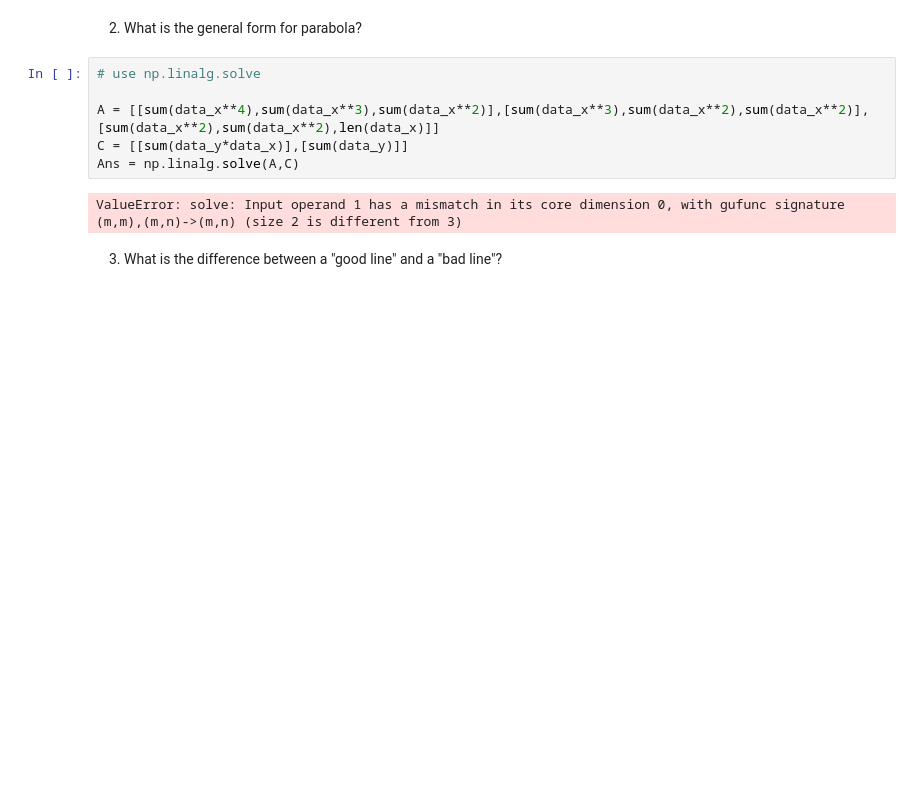
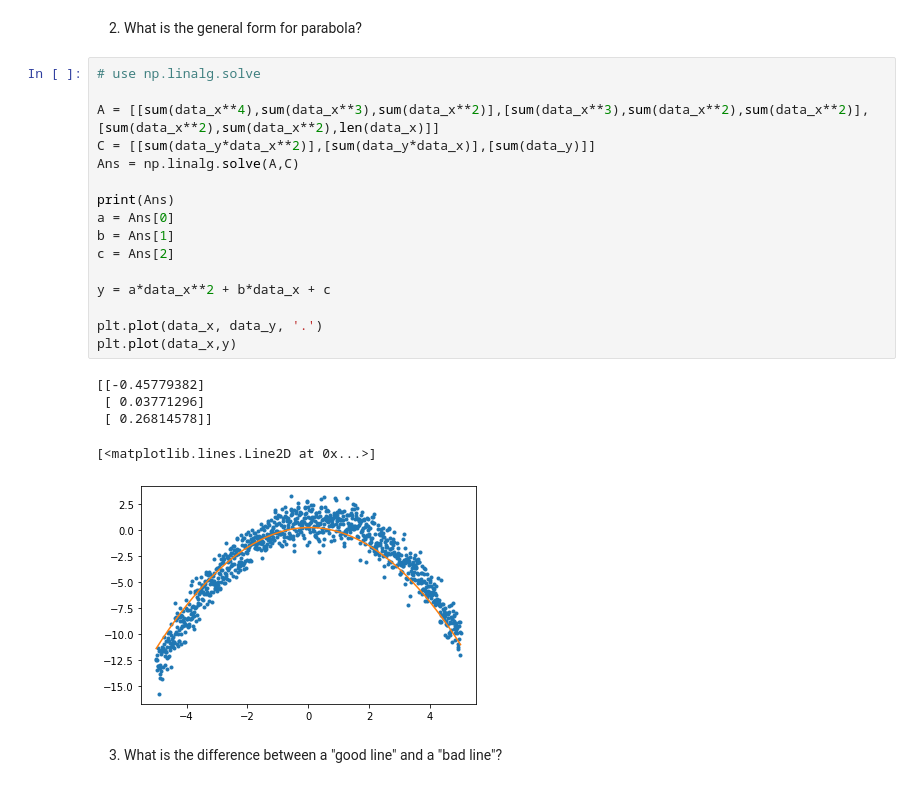
Before and after one commit to sirinnear/num-meth, a Jupyter notebook: Exercises/Exercise-4/04 Linear Equation and Linear Regression.ipynb, the cells around one changed output. Cells and saved outputs as stored; diff of their text form; blank space fills up the shorter version.

```diff
--- a/Exercises/Exercise-4/04 Linear Equation and Linear Regression.ipynb
+++ b/Exercises/Exercise-4/04 Linear Equation and Linear Regression.ipynb
@@ -134,11 +134,25 @@ plt.plot(data_x, data_y,'x')
 # %%
 # use np.linalg.solve
 
 A = [[sum(data_x**4),sum(data_x**3),sum(data_x**2)],[sum(data_x**3),sum(data_x**2),sum(data_x**2)],[sum(data_x**2),sum(data_x**2),len(data_x)]]
-C = [[sum(data_y*data_x)],[sum(data_y)]]
+C = [[sum(data_y*data_x**2)],[sum(data_y*data_x)],[sum(data_y)]]
 Ans = np.linalg.solve(A,C)
+
+print(Ans)
+a = Ans[0]
+b = Ans[1]
+c = Ans[2]
+
+y = a*data_x**2 + b*data_x + c
+
+plt.plot(data_x, data_y, '.')
+plt.plot(data_x,y)
 # %% [output]
-ValueError: solve: Input operand 1 has a mismatch in its core dimension 0, with gufunc signature (m,m),(m,n)->(m,n) (size 2 is different from 3)
+[[-0.45779382]
+ [ 0.03771296]
+ [ 0.26814578]]
+[<matplotlib.lines.Line2D at 0x...>]
+[figure, added]
 # %% [markdown]
 3) What is the difference between a "good line" and a "bad line"?
 # %% [markdown]
```
Also changed, not shown: 1 other file.
